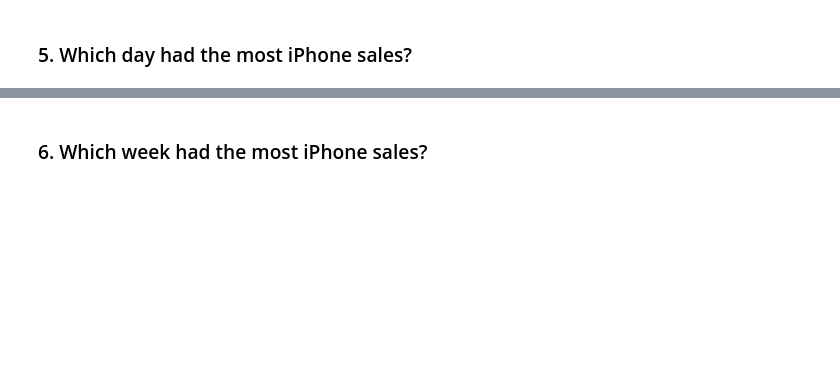
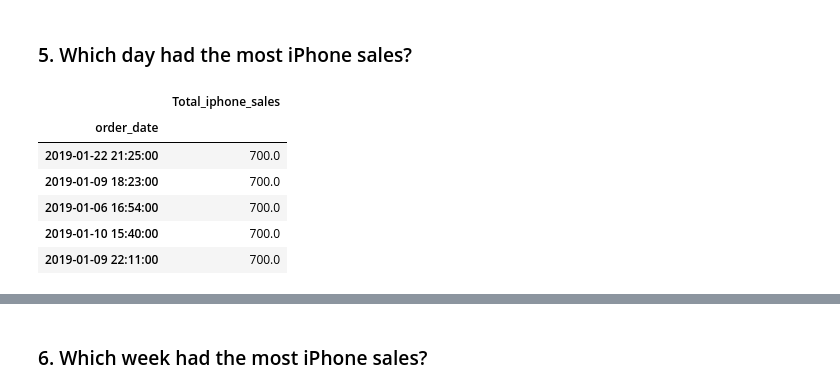
Before and after one commit to kidushaftom/athletic-sales-analysis, a Jupyter notebook: sales_data_starter_code.ipynb, the cells around one changed output, grey strips where cells are left out. Cells and saved outputs as stored; diff of their text form; code cells hidden in the pictures; blank space fills up the shorter version.

```diff
--- a/sales_data_starter_code.ipynb
+++ b/sales_data_starter_code.ipynb
@@ -250,13 +423,21 @@ total_iphone_ordered_pivot.head()
 # %%
 # Create a pivot table with the 'order_date' as the index and the "price" as the values.
 sales_iphone_pivot = iphone_sales[['order_date','price']].set_index('order_date')
 sales_iphone_pivot
 
 # Rename the "price" column to "Total_Sales"
-sales_iphone_pivot.rename(columns={'price':'Total_sales'},inplace=True)
+sales_iphone_pivot.rename(columns={'price':'Total_iphone_sales'},inplace=True)
 
 #Show the table.
 sales_iphone_pivot.head()
+# %% [output]
+|  | Total_iphone_sales |
+| order_date |  |
+| 2019-01-22 21:25:00 | 700.0 |
+| 2019-01-09 18:23:00 | 700.0 |
+| 2019-01-06 16:54:00 | 700.0 |
+| 2019-01-10 15:40:00 | 700.0 |
+| 2019-01-09 22:11:00 | 700.0 |
 # %%
 # Resample the pivot table into daily bins
 daily_iphone_sales = sales_iphone_pivot.resample('D')
```
Also changed, not shown: parts of 21 cells of this notebook, 1 other file.
